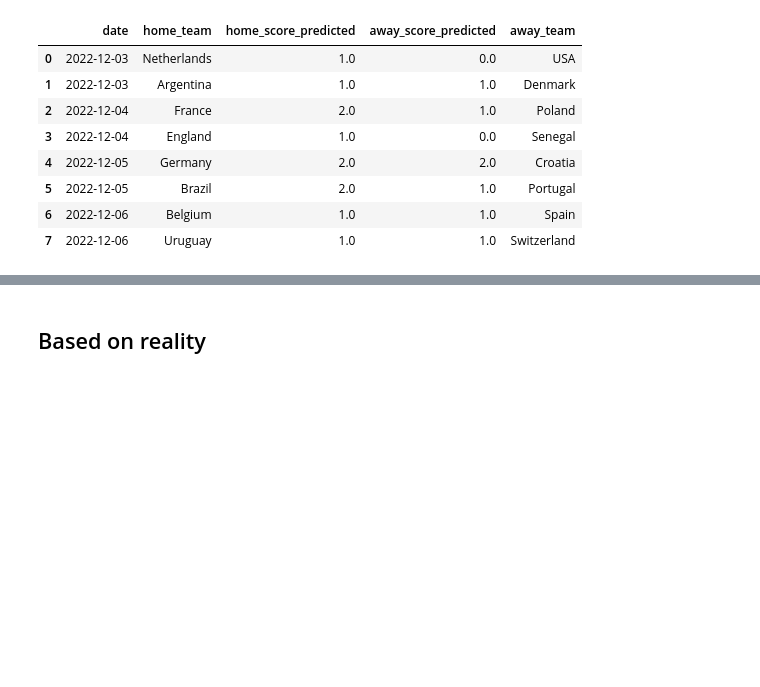
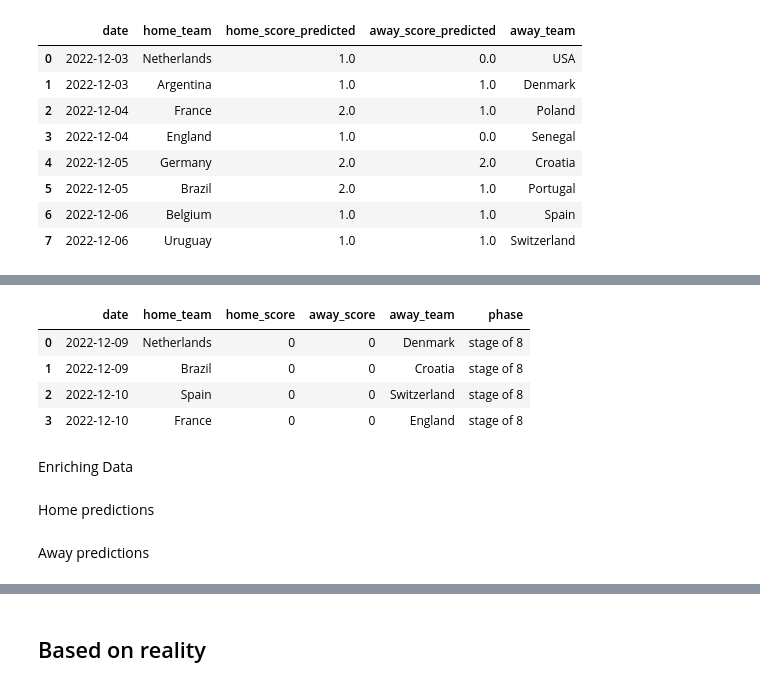
Before and after one commit to rafabandoni/world-cup-22-predict, a Jupyter notebook: predict_worldcup22.ipynb, the cells around one changed output, grey strips where cells are left out. Drawn from its saved outputs; the diff is of its cells as text; code cells hidden in the pictures; blank space fills up the shorter version.

```diff
--- a/predict_worldcup22.ipynb
+++ b/predict_worldcup22.ipynb
@@ -667,0 +686,22 @@ matches_predicted_phase16_predicted.to_csv('predicts_stands/phase_of_16_predicti
+# %%
+# ingesting data
+data = [
+    ['2022-12-09', 'Netherlands', 0, 0, 'Denmark', 'stage of 8'],
+    ['2022-12-09', 'Brazil', 0, 0, 'Croatia', 'stage of 8'],
+    ['2022-12-10', 'Spain', 0, 0, 'Switzerland', 'stage of 8'],
+    ['2022-12-10', 'France', 0, 0, 'England', 'stage of 8']
+    ]
+
+# creating pandas DataFrame
+matches_predicted_phase8 = pd.DataFrame(data, columns=['date', 'home_team', 'home_score', 'away_score', 'away_team', 'phase'])
+
+# checking data
+matches_predicted_phase8
+# %% [output]
+|  | date | home_team | home_score | away_score | away_team | phase |
+| 0 | 2022-12-09 | Netherlands | 0 | 0 | Denmark | stage of 8 |
+| 1 | 2022-12-09 | Brazil | 0 | 0 | Croatia | stage of 8 |
+| 2 | 2022-12-10 | Spain | 0 | 0 | Switzerland | stage of 8 |
+| 3 | 2022-12-10 | France | 0 | 0 | England | stage of 8 |
+# %% [markdown]
+Enriching Data
@@ -667,0 +710,2 @@ matches_predicted_phase16_predicted.to_csv('predicts_stands/phase_of_16_predicti
+# %% [markdown]
+Home predictions
@@ -667,0 +714,2 @@ matches_predicted_phase16_predicted.to_csv('predicts_stands/phase_of_16_predicti
+# %% [markdown]
+Away predictions
```
Also changed, not shown: parts of 37 cells of this notebook, 4 other files.
